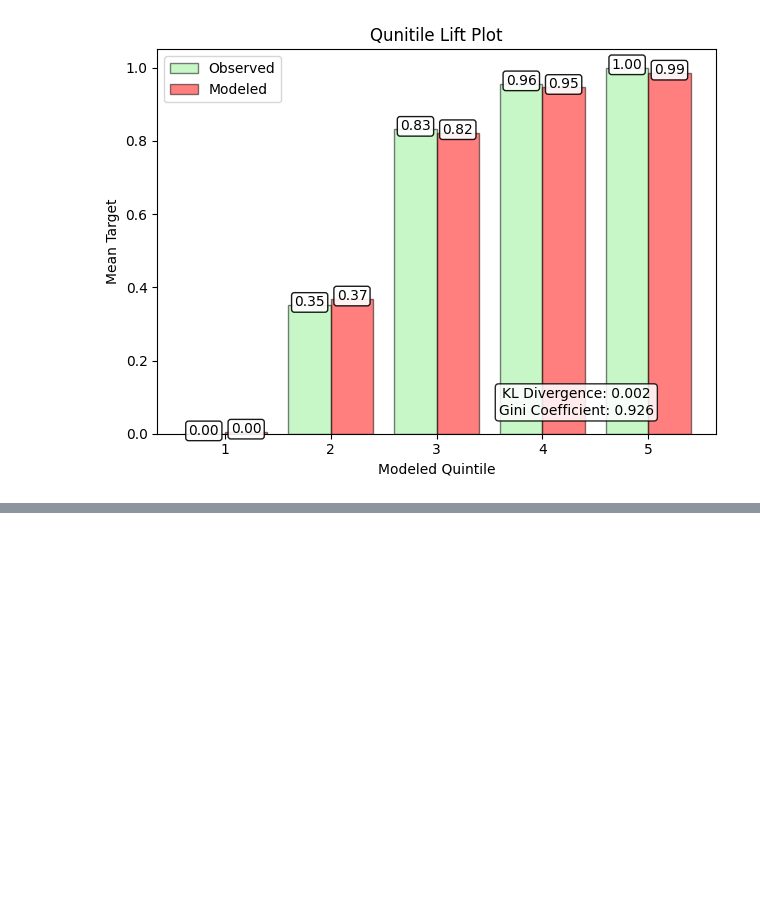
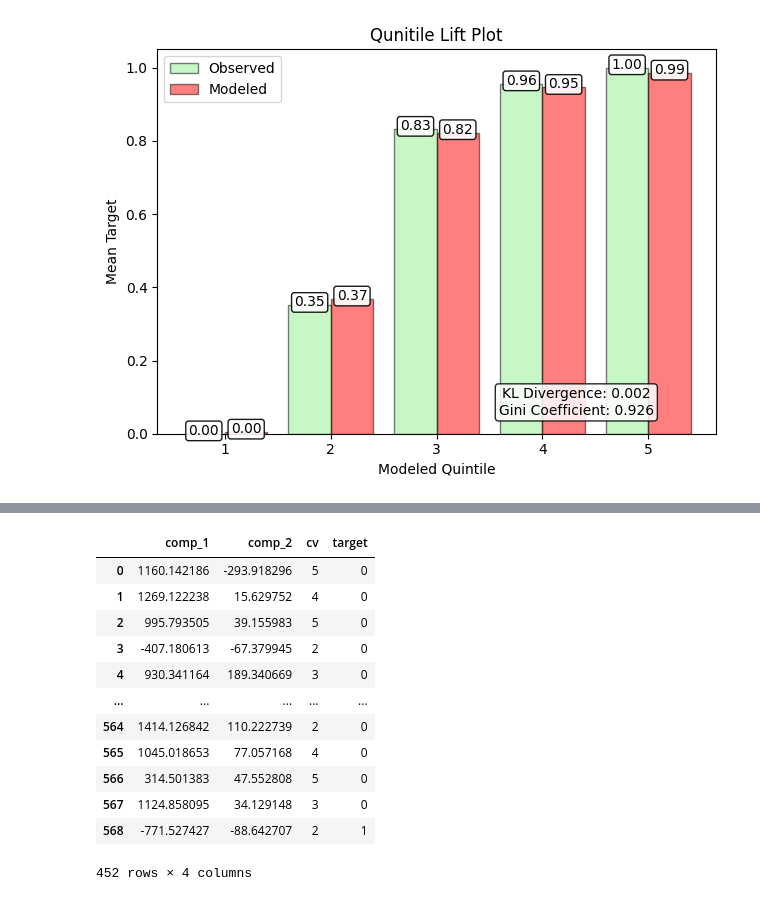
Before and after one commit to predictables/predictables, a Jupyter notebook: dev_univariate.ipynb, the cells around one changed output, grey strips where cells are left out. Saved outputs shown, nothing was run; the diff lists cells and outputs as text; code cells hidden in the pictures; blank space fills up the shorter version.

```diff
--- a/dev_univariate.ipynb
+++ b/dev_univariate.ipynb
@@ -241,0 +295,16 @@ plt.show()
+# %%
+ua.df.loc[ua.fold.ne(1)]
+# %% [output]
+|  | comp_1 | comp_2 | cv | target |
+| 0 | 1160.142186 | -293.918296 | 5 | 0 |
+| 1 | 1269.122238 | 15.629752 | 4 | 0 |
+| 2 | 995.793505 | 39.155983 | 5 | 0 |
+| 3 | -407.180613 | -67.379945 | 2 | 0 |
+| 4 | 930.341164 | 189.340669 | 3 | 0 |
+| ... | ... | ... | ... | ... |
+| 564 | 1414.126842 | 110.222739 | 2 | 0 |
+| 565 | 1045.018653 | 77.057168 | 4 | 0 |
+| 566 | 314.501383 | 47.552808 | 5 | 0 |
+| 567 | 1124.858095 | 34.129148 | 3 | 0 |
+| 568 | -771.527427 | -88.642707 | 2 | 1 |
+452 rows × 4 columns
```
Also changed, not shown: parts of 18 cells of this notebook, 8 other files.
